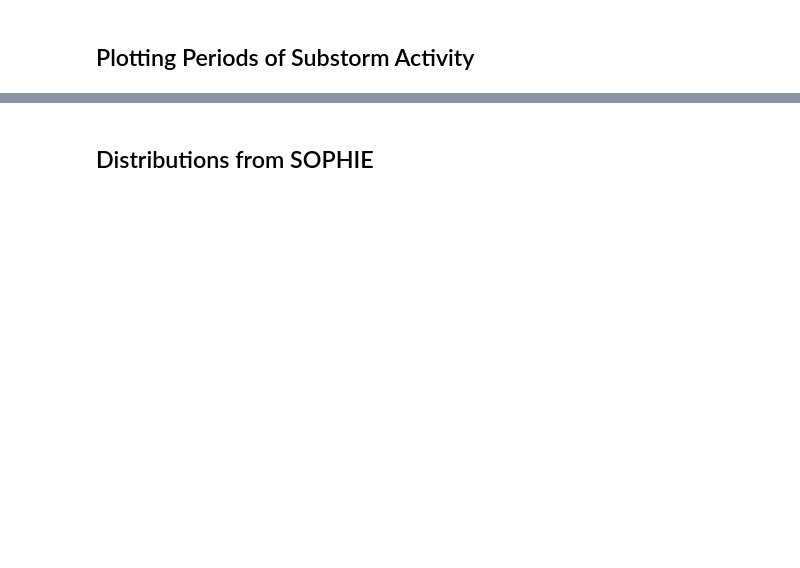
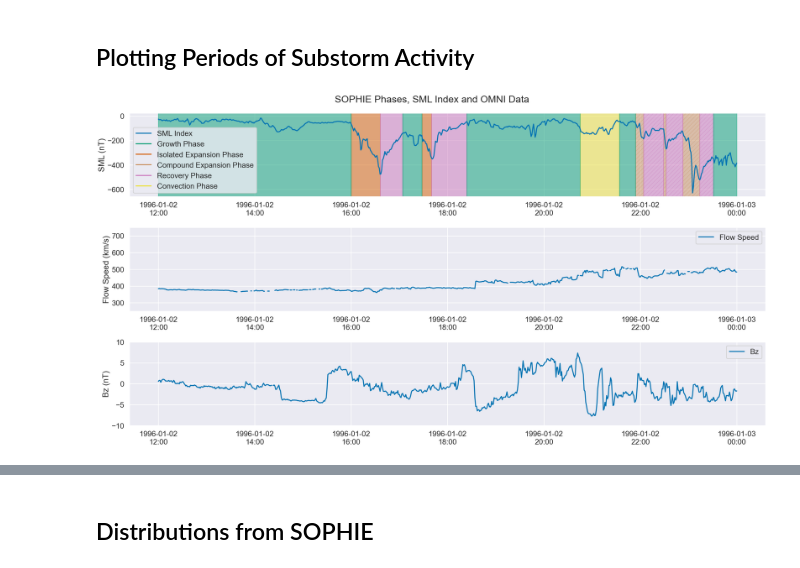
Before and after one commit to christianlao12/DP1_DP2_Project, a Jupyter notebook: substorm_type_statistics.ipynb, the cells around one changed output, grey strips where cells are left out. Saved outputs shown, nothing was run; the diff lists cells and outputs as text; code cells hidden in the pictures; blank space fills up the shorter version.

```diff
--- a/substorm_type_statistics.ipynb
+++ b/substorm_type_statistics.ipynb
@@ -85,7 +105,7 @@ ax.plot(supermagslice['Date_UTC'], supermagslice['SML'], label='SML Index')
 ax.set_ylabel('SML (nT)')
 ax.plot([],[],color=colors[2],label='Growth Phase')
 ax.plot([],[],color=colors[3],label='Isolated Expansion Phase')
-ax.plot([],[],color=colors[5],label='Recurrent Expansion Phase')
+ax.plot([],[],color=colors[5],label='Compound Expansion Phase')
 ax.plot([],[],color=colors[4],label='Recovery Phase')
 ax.plot([],[],color=colors[8],label='Convection Phase')
 
@@ -94,7 +114,7 @@ for i in range(len(gergslice)):
 
 for i in range(len(ererslice)):
     ax.axvspan(sophieslice['Date_UTC'][ererslice.index[i]],sophieslice['Date_UTC'][ererslice.index[i]+1], alpha=0.5, color=colors[5], hatch='//')
-ax.axvspan(sophieslice['Date_UTC'][43038],sophieslice['Date_UTC'][43038+1], alpha=0.5, color=colors[5],hatch='//')
+ax.axvspan(sophieslice['Date_UTC'][25],sophieslice['Date_UTC'][25+1], alpha=0.5, color=colors[5],hatch='//')
 
 for i in range(len(recoveryslice)):
     if i < 2:
@@ -105,33 +125,35 @@ for i in range(len(recoveryslice)):
 for i in range(len(convectionslice)):
     ax.axvspan(sophieslice['Date_UTC'][convectionslice.index[i]],sophieslice['Date_UTC'][convectionslice.index[i]+2], alpha=0.5, color=colors[8])
 
 for i in range(len(growthslice)):
     if i != len(growthslice)-1:
         ax.axvspan(sophieslice['Date_UTC'][growthslice.index[i]],sophieslice['Date_UTC'][growthslice.index[i]+1], alpha=0.5, color=colors[2])
     else:
         ax.axvspan(sophieslice['Date_UTC'][growthslice.index[i]],pd.to_datetime('1996-01-03'), alpha=0.5, color=colors[2])
 
 ax.axvspan(pd.to_datetime('1996-01-02 12:00:00'),sophieslice['Date_UTC'][sophieslice.index[0]], alpha=0.5, color=colors[2])
 
 ax.xaxis.set_major_formatter(date_form)
 ax.legend(loc='lower left',)
 ax.set_ylim(top=25)
 ax.xaxis.set_tick_params(labelbottom=True)
 
 ax1.plot(omnislice['Date_UTC'], omnislice['flow_speed'], label='Flow Speed')
 ax1.legend(loc='upper right')
 ax1.set_ylim(250,750)
 ax1.set_ylabel('Flow Speed (km/s)')
 ax1.xaxis.set_tick_params(labelbottom=True)
 
 
 ax2.plot(omnislice['Date_UTC'], omnislice['BZ_GSM'], label='Bz')
 ax2.legend(loc='upper right')
 ax2.set_ylim(-10,10)
 ax2.set_ylabel('Bz (nT)')
 
 fig.suptitle('SOPHIE Phases, SML Index and OMNI Data')
 fig.tight_layout(pad=1)
+# %% [output]
+[figure, added]
 # %%
 # Plotting Period of Substorm Activity - SML, SW flow speed, Bz
 sophieslice = sophie80df[sophie80df['Date_UTC'].between('1996-01-02 12:00:00','1996-01-03')]
```
Also changed, not shown: parts of 22 cells of this notebook.
